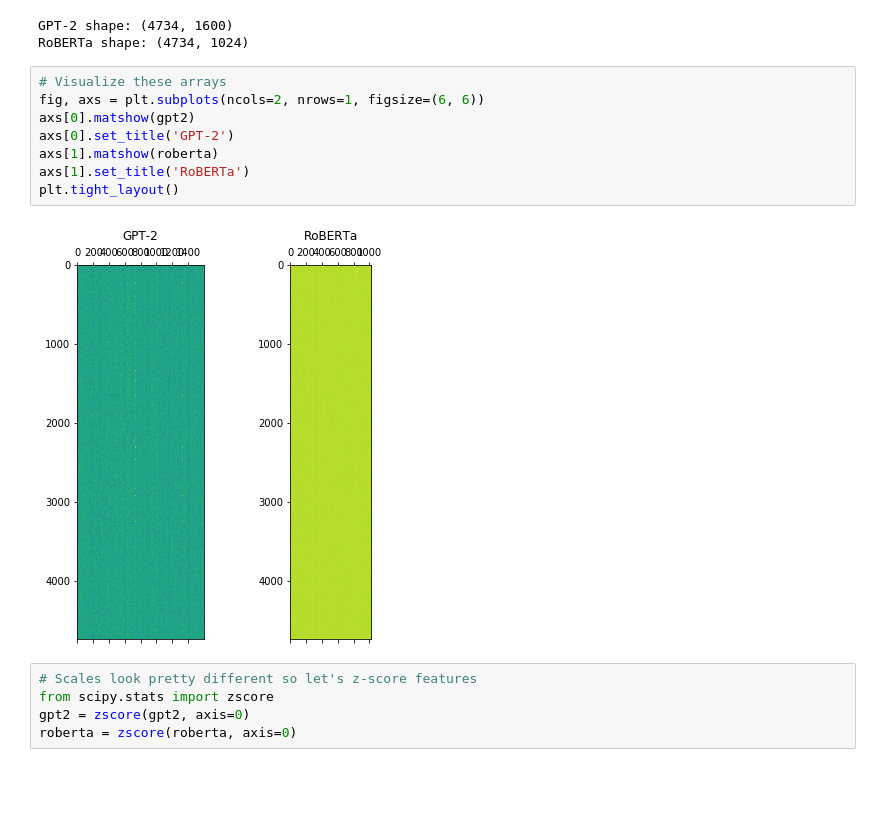
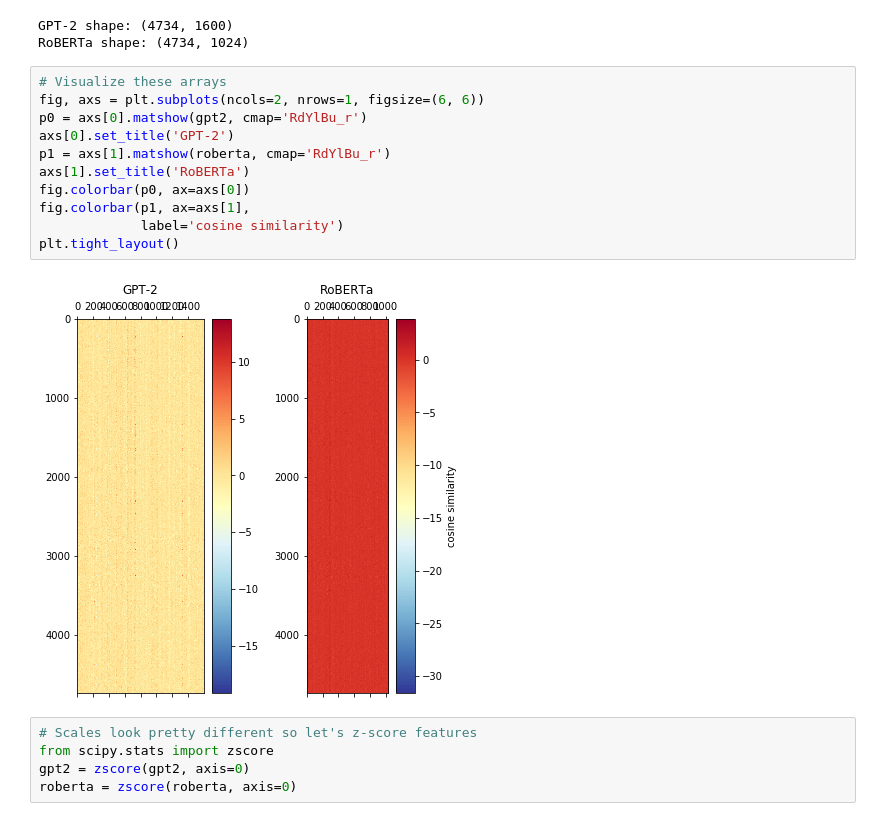
Before and after one commit to snastase/embedding-srm, a Jupyter notebook: embedding_srm.ipynb, the cells around one changed output. Cells and saved outputs as stored; diff of their text form; blank space fills up the shorter version.

Commit message:
Added colorbars to plots

```diff
--- a/embedding_srm.ipynb
+++ b/embedding_srm.ipynb
@@ -15,13 +15,16 @@ RoBERTa shape: (4734, 1024)
 # %%
 # Visualize these arrays
 fig, axs = plt.subplots(ncols=2, nrows=1, figsize=(6, 6))
-axs[0].matshow(gpt2)
+p0 = axs[0].matshow(gpt2, cmap='RdYlBu_r')
 axs[0].set_title('GPT-2')
-axs[1].matshow(roberta)
+p1 = axs[1].matshow(roberta, cmap='RdYlBu_r')
 axs[1].set_title('RoBERTa')
+fig.colorbar(p0, ax=axs[0])
+fig.colorbar(p1, ax=axs[1],
+             label='cosine similarity')
 plt.tight_layout()
 # %% [output]
-[figure, old version]
+[figure, new version]
 # %%
 # Scales look pretty different so let's z-score features
 from scipy.stats import zscore
```
Also changed, not shown: parts of 6 cells of this notebook.
